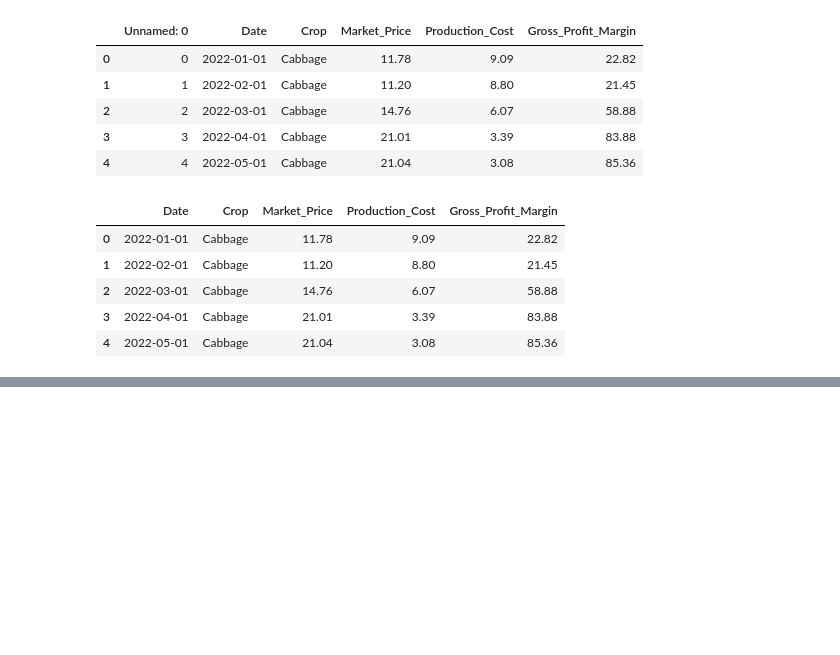
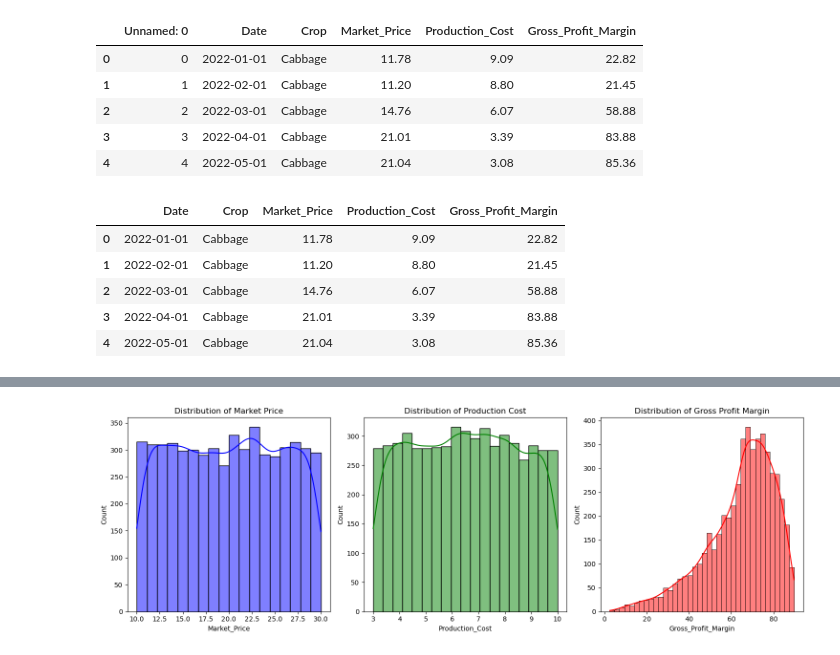
Before and after one commit to mrshelile/AgriVista, a Jupyter notebook: newMarketa.ipynb, the cells around one changed output, grey strips where cells are left out. Saved outputs shown, nothing was run; the diff lists cells and outputs as text; code cells hidden in the pictures; blank space fills up the shorter version.

Commit message:
prediction of market

```diff
--- a/newMarketa.ipynb
+++ b/newMarketa.ipynb
@@ -52,0 +114,2 @@ df.head(5)
+# %%
+df = df[df['Date'] < '2024-10-31']
@@ -52,0 +198,21 @@ df.head(5)
+# %%
+import seaborn as sns
+# 2. Univariate Analysis - Distribution of Numerical Variables
+plt.figure(figsize=(15, 5))
+
+plt.subplot(1, 3, 1)
+sns.histplot(df['Market_Price'], kde=True, color='blue')
+plt.title('Distribution of Market Price')
+
+plt.subplot(1, 3, 2)
+sns.histplot(df['Production_Cost'], kde=True, color='green')
+plt.title('Distribution of Production Cost')
+
+plt.subplot(1, 3, 3)
+sns.histplot(df['Gross_Profit_Margin'], kde=True, color='red')
+plt.title('Distribution of Gross Profit Margin')
+
+plt.tight_layout()
+plt.show()
+# %% [output]
+[figure, added]
```
Also changed, not shown: parts of 67 cells of this notebook, 10 other files.
